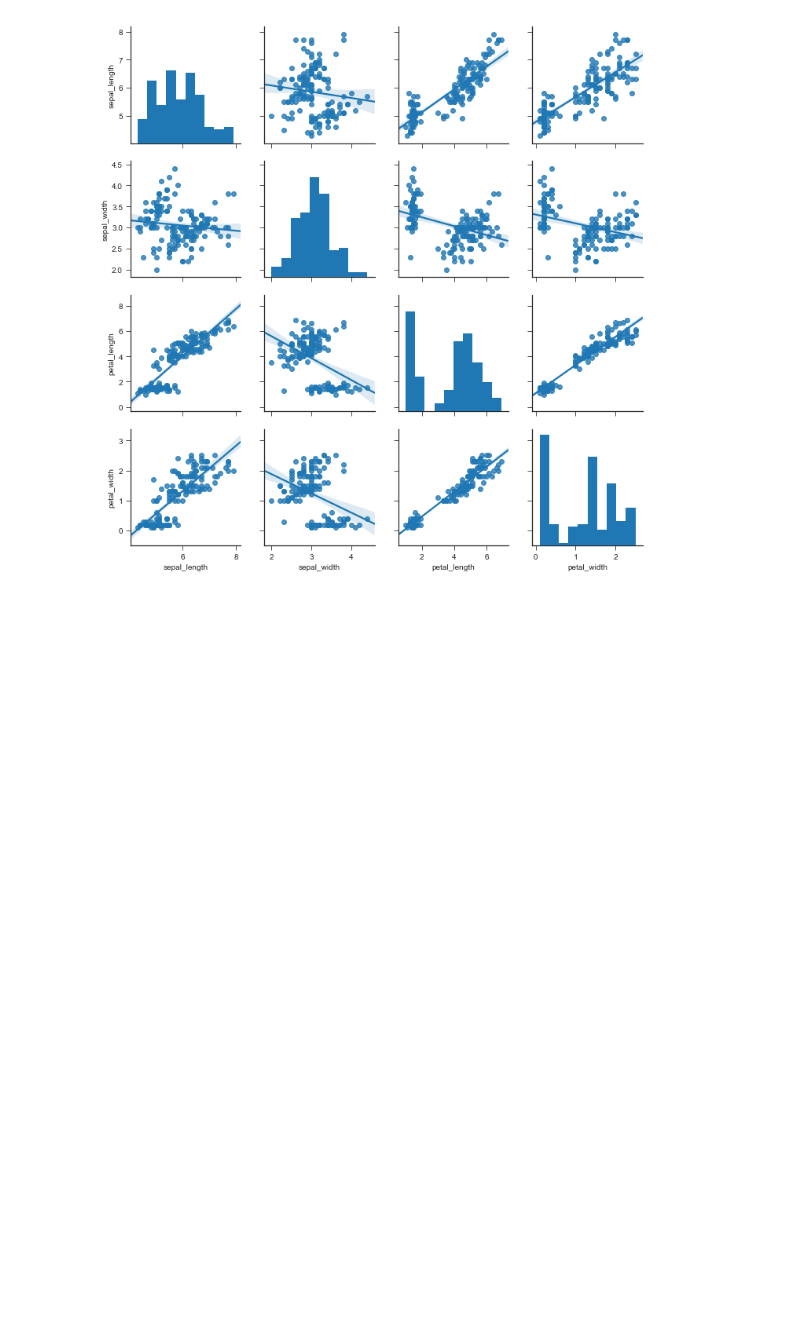
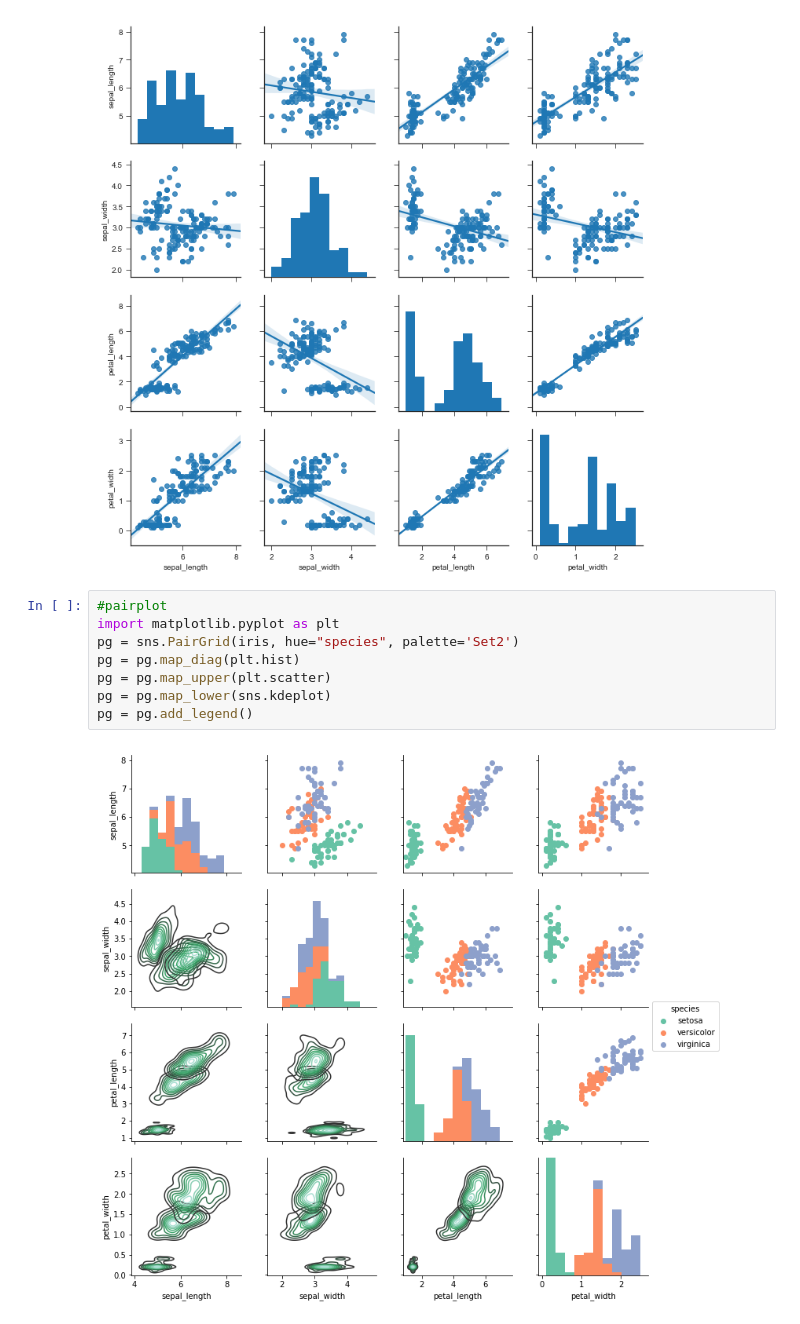
Before and after one commit to sangee1301/pairplot_iris, a Jupyter notebook: pairplor_irisdata.ipynb, the cells around one changed output. Saved outputs shown, nothing was run; the diff lists cells and outputs as text; blank space fills up the shorter version.

```diff
--- a/pairplor_irisdata.ipynb
+++ b/pairplor_irisdata.ipynb
@@ -74,3 +74,13 @@ sns.pairplot(iris, kind="reg")
 # %% [output]
 <seaborn.axisgrid.PairGrid at 0x...>
 [figure]
+# %%
+#pairplot
+import matplotlib.pyplot as plt
+pg = sns.PairGrid(iris, hue="species", palette='Set2')
+pg = pg.map_diag(plt.hist)
+pg = pg.map_upper(plt.scatter)
+pg = pg.map_lower(sns.kdeplot)
+pg = pg.add_legend()
+# %% [output]
+[figure, added]
```
Also changed, not shown: parts of 1 cell of this notebook.
